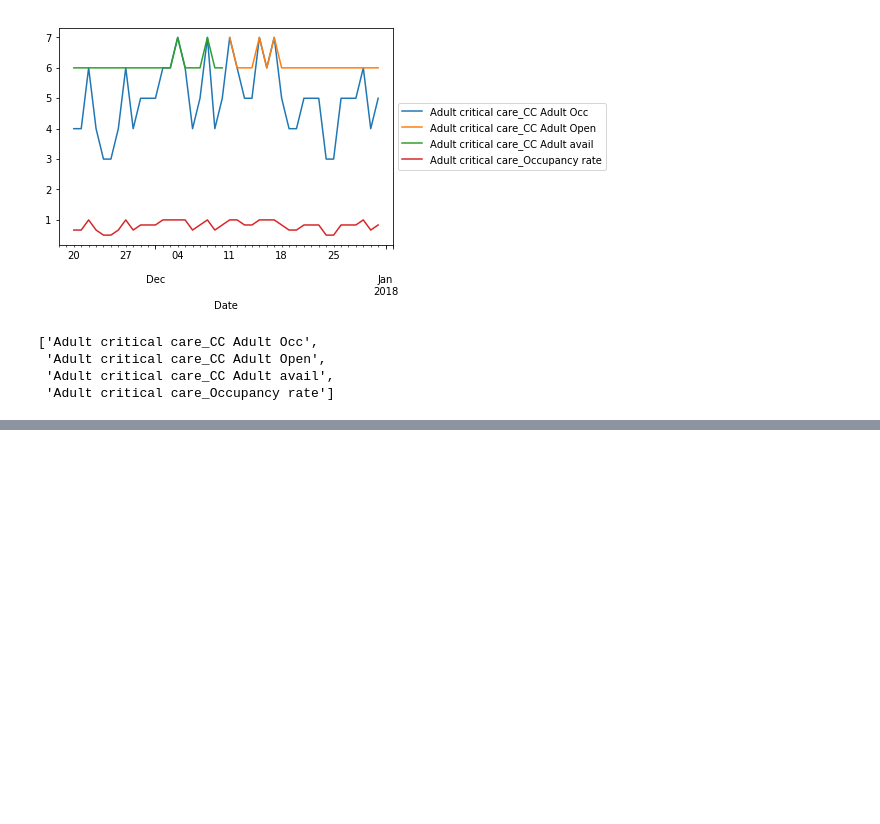
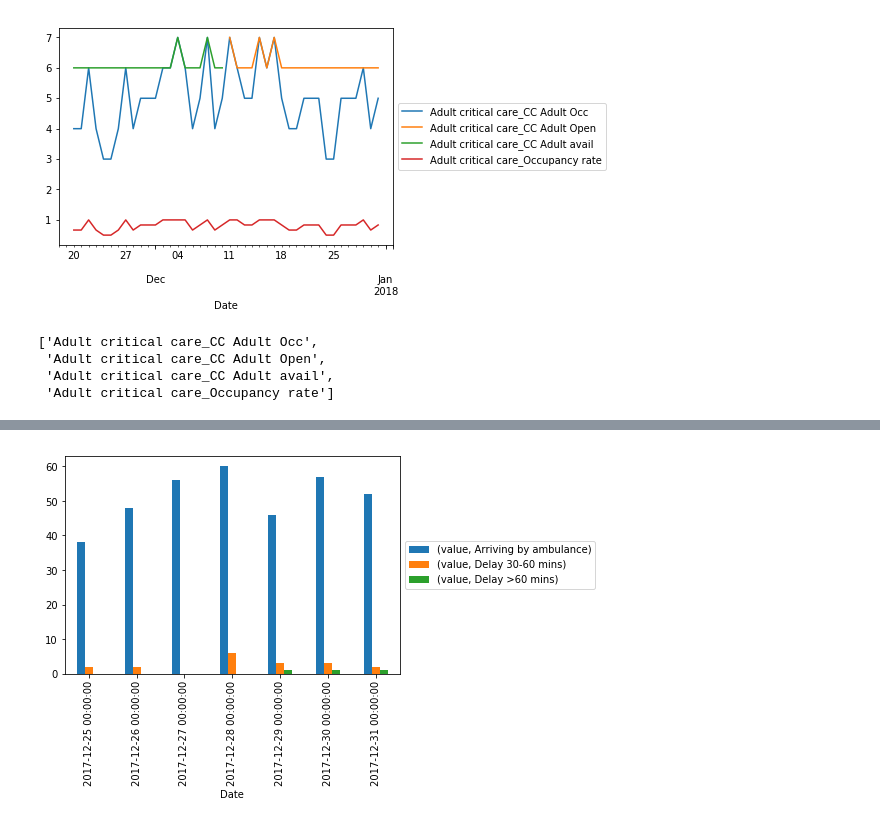
Before and after one commit to psychemedia/openHealthDataDoodles, a Jupyter notebook: notebooks/Winter_SitRep.ipynb, the cells around one changed output, grey strips where cells are left out. Saved outputs shown, nothing was run; the diff lists cells and outputs as text; code cells hidden in the pictures; blank space fills up the shorter version.

Commit message:
Example report check

```diff
--- a/notebooks/Winter_SitRep.ipynb
+++ b/notebooks/Winter_SitRep.ipynb
@@ -553,3 +570,19 @@ dfw[cols].head()
 | 2017-11-22 | 6.0 | NaN | 6.0 | 1.000000 |
 | 2017-11-23 | 4.0 | NaN | 6.0 | 0.666667 |
 | 2017-11-24 | 3.0 | NaN | 6.0 | 0.500000 |
+# %%
+code='R1F'
+
+startDate = '2017-12-25'
+endDate = '2017-12-31'
+# %%
+q5='''
+SELECT Date, Name, Category, value FROM sitrep WHERE Report='Ambulance Arrivals and Delays'
+AND date(Date) BETWEEN date('{fromdate}') AND date('{todate}')
+AND Code = '{code}'
+'''.format(fromdate='2017-12-25', todate='2017-12-31',code=code)
+tmp = pd.read_sql_query(q5, conn)
+tmp_p = tmp[['Date','Category','value']].pivot_table(index='Date',columns='Category')
+tmp_p.plot(kind='bar').legend(loc='center left', bbox_to_anchor=(1, 0.5));
+# %% [output]
+[figure, added]
```
Also changed, not shown: parts of 16 cells of this notebook, 2 other files.
